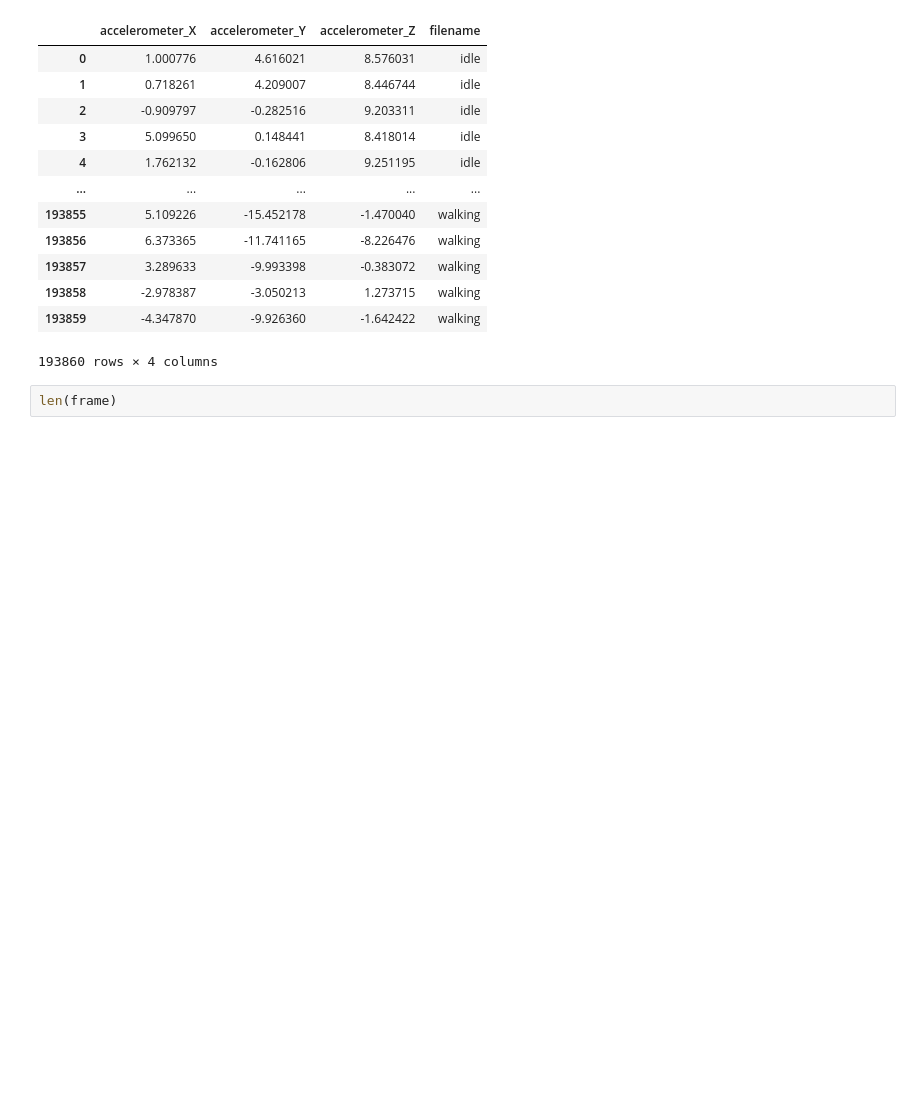
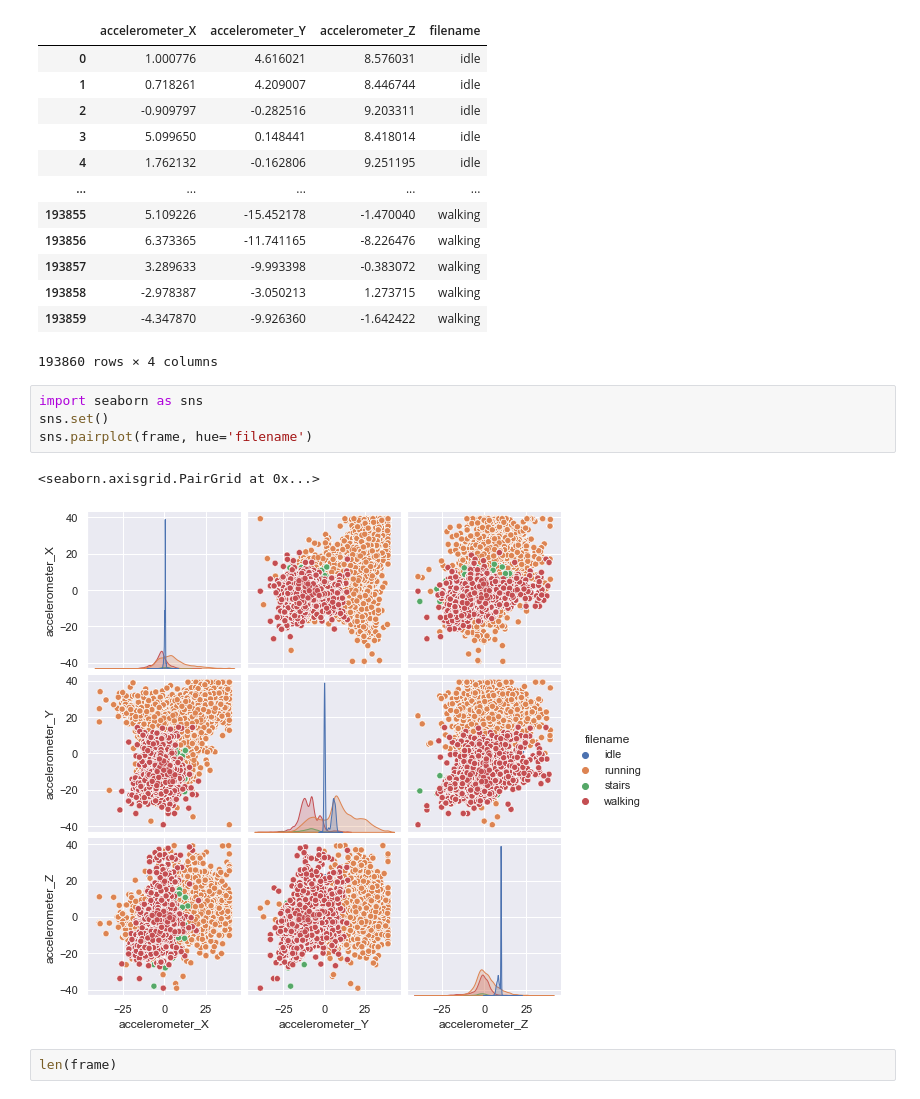
Before and after one commit to GendolfJunior/Python_programming_for_data_scientists, a Jupyter notebook: Final project/project_f.ipynb, the cells around one changed output. Saved outputs shown, nothing was run; the diff lists cells and outputs as text; blank space fills up the shorter version.

Commit message:
add basic visualization

```diff
--- a/Final project/project_f.ipynb
+++ b/Final project/project_f.ipynb
@@ -46,6 +46,13 @@ frame
 | 193858 | -2.978387 | -3.050213 | 1.273715 | walking |
 | 193859 | -4.347870 | -9.926360 | -1.642422 | walking |
 193860 rows × 4 columns
+# %%
+import seaborn as sns
+sns.set()
+sns.pairplot(frame, hue='filename')
+# %% [output]
+<seaborn.axisgrid.PairGrid at 0x...>
+[figure, added]
 # %%
 len(frame)
 # %% [output]
```
Also changed, not shown: 2 other files.
